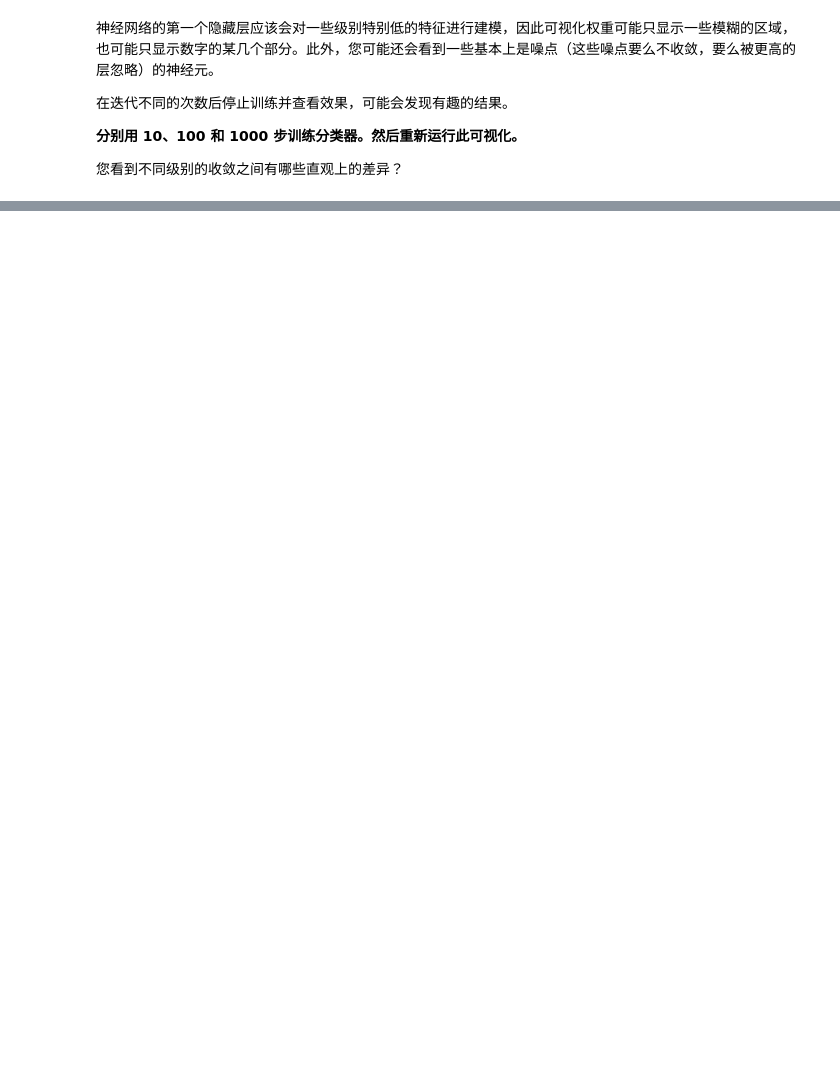
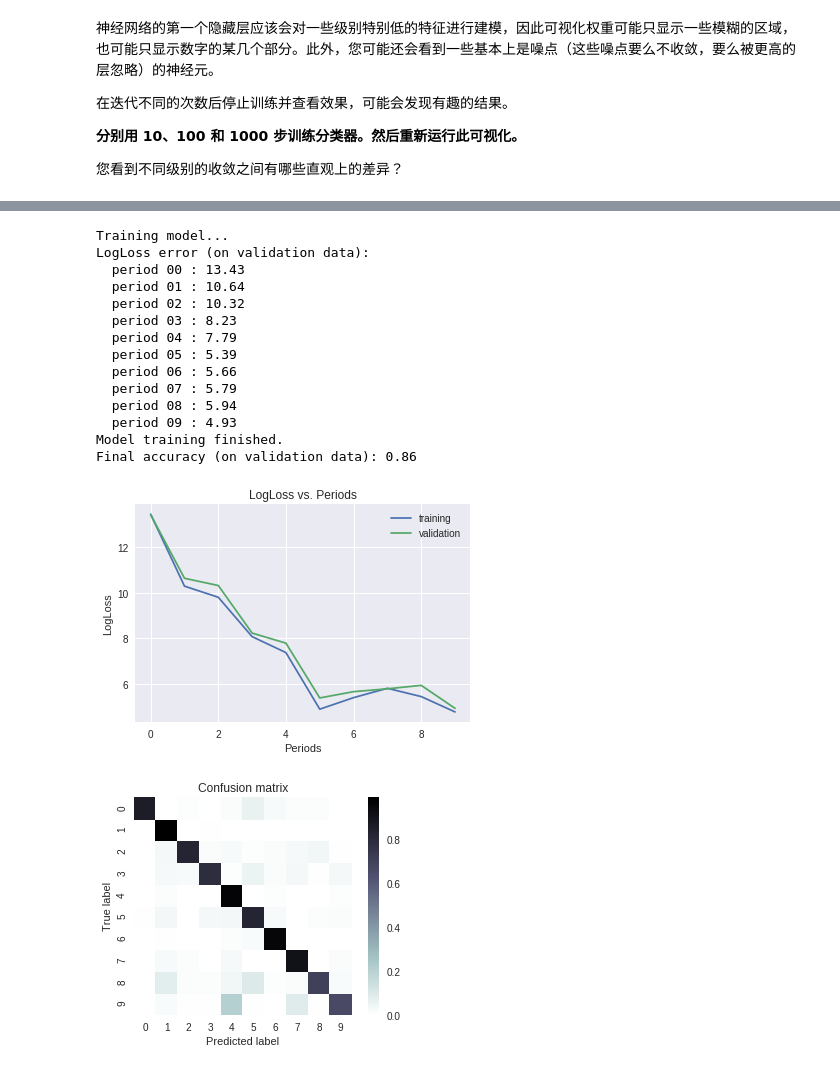
Before and after one commit to Baileyswu/google-tensorflow-tutor, a Jupyter notebook: 11. multi_class_classification_of_handwritten_digits.ipynb, the cells around one changed output, grey strips where cells are left out. Saved outputs shown, nothing was run; the diff lists cells and outputs as text; code cells hidden in the pictures; blank space fills up the shorter version.

```diff
--- a/11. multi_class_classification_of_handwritten_digits.ipynb
+++ b/11. multi_class_classification_of_handwritten_digits.ipynb
@@ -603,0 +693,37 @@ plt.show()
+# %%
+classifier = train_nn_classification_model(
+    learning_rate=0.05,
+    steps=100,
+    batch_size=30,
+    hidden_units=[100, 100],
+    training_examples=training_examples,
+    training_targets=training_targets,
+    validation_examples=validation_examples,
+    validation_targets=validation_targets)
+weights0 = classifier.get_variable_value("dnn/hiddenlayer_0/kernel")
+num_nodes = weights0.shape[1]
+num_rows = int(math.ceil(num_nodes / 10.0))
+fig, axes = plt.subplots(num_rows, 10, figsize=(20, 2 * num_rows))
+for coef, ax in zip(weights0.T, axes.ravel()):
+    # Weights in coef is reshaped from 1x784 to 28x28.
+    ax.matshow(coef.reshape(28, 28), cmap=plt.cm.pink)
+    ax.set_xticks(())
+    ax.set_yticks(())
+plt.show()
+# %% [output]
+Training model...
+LogLoss error (on validation data):
+  period 00 : 13.43
+  period 01 : 10.64
+  period 02 : 10.32
+  period 03 : 8.23
+  period 04 : 7.79
+  period 05 : 5.39
+  period 06 : 5.66
+  period 07 : 5.79
+  period 08 : 5.94
+  period 09 : 4.93
+Model training finished.
+Final accuracy (on validation data): 0.86
+[figure, added]
+[figure, added]
```
Also changed, not shown: parts of 10 cells of this notebook, 1 other file.
